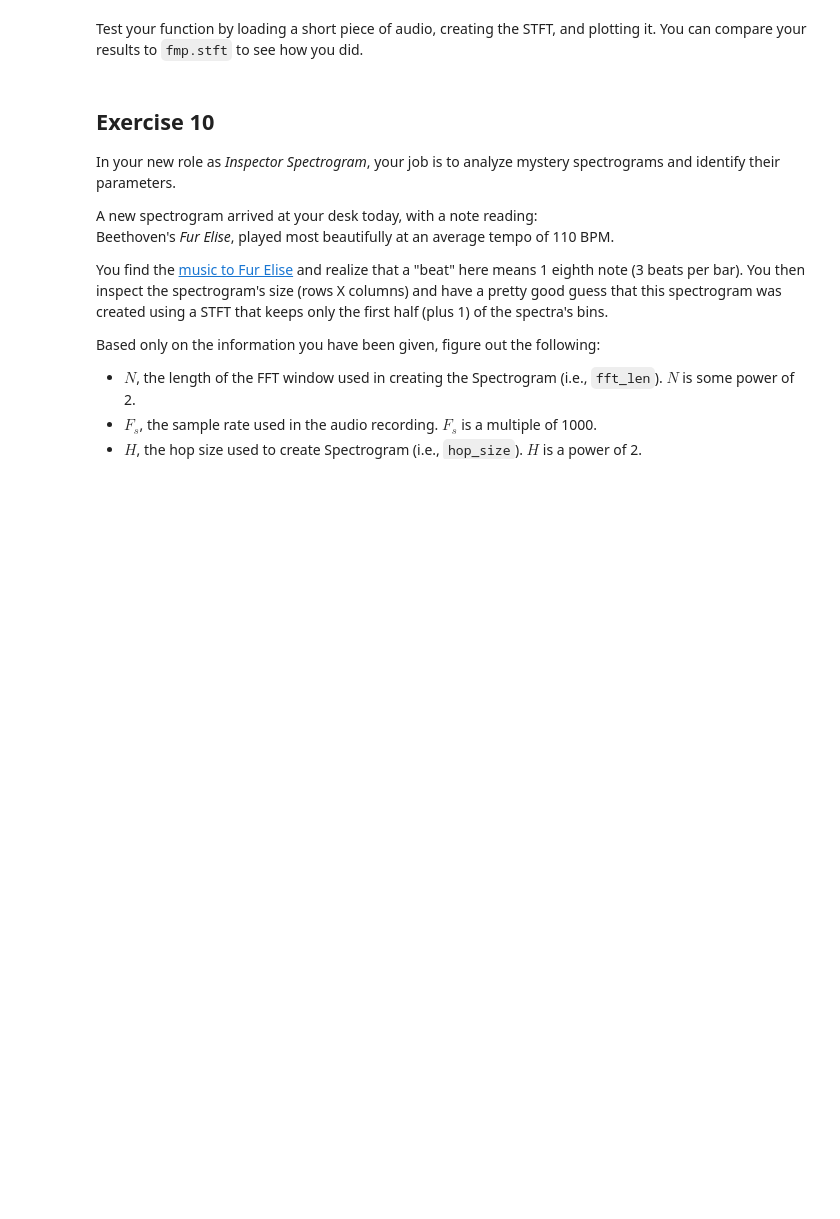
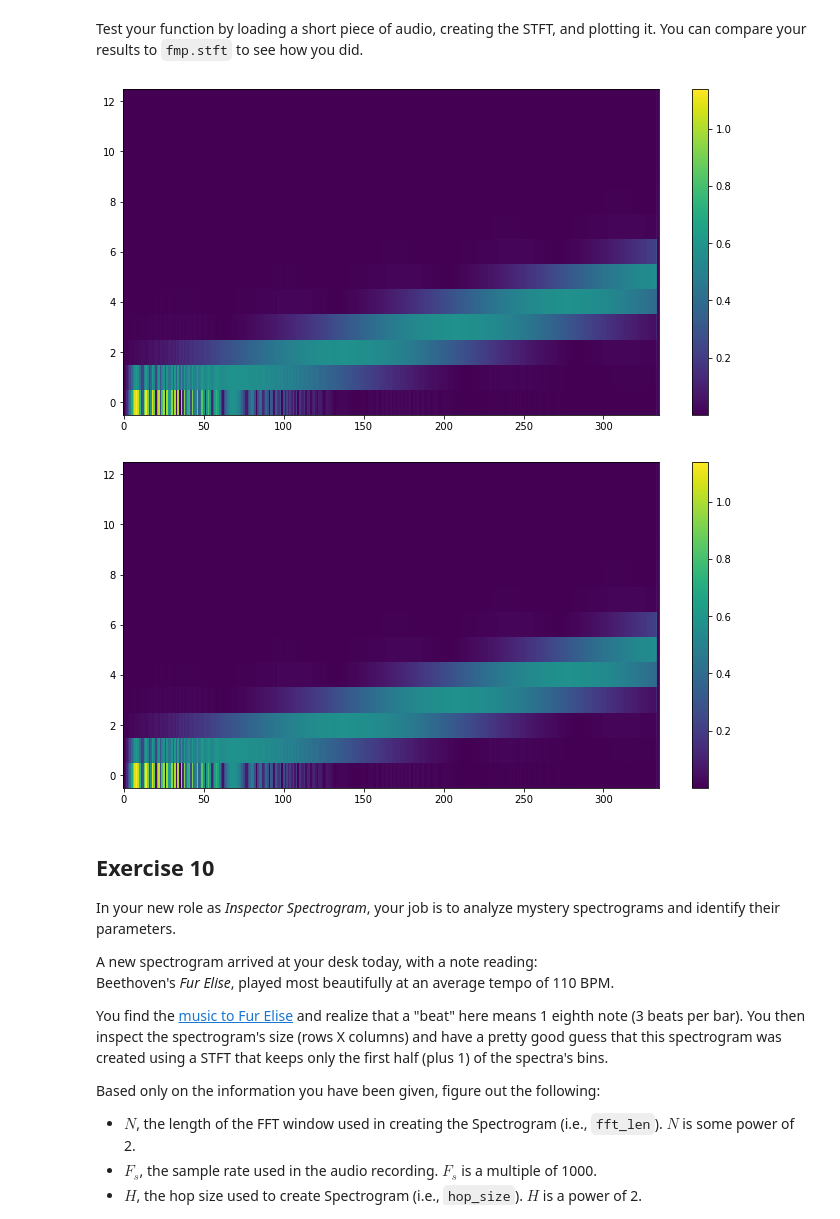
Before and after one commit to jmftrindade/digital_music_processing, a Jupyter notebook: 3_fourier/pset3.ipynb, the cells around one changed output. Drawn from its saved outputs; the diff is of its cells as text; code cells hidden in the pictures; blank space fills up the shorter version.

```diff
--- a/3_fourier/pset3.ipynb
+++ b/3_fourier/pset3.ipynb
@@ -414,5 +411,40 @@ def stft(x, fft_len, hop_size):
+# %%
+# zero-pad to the right
+def rpad(x, nzp):
+    return np.pad(x, [(0, nzp - len(x))], mode='constant')
+
+# zero-pad to the left
+def lpad(x, nzp):
+    return np.pad(x, [(nzp - len(x), 0)], mode='constant')
+
+def stft(x, fft_len, hop_size):
+    # padding for centered window:
+    x2 = lpad(x, len(x) + int(fft_len/2))
+    M = int(np.ceil(len(x2) / hop_size))
+    win = np.hanning(fft_len)
+    m = []
+    for i in range(M):
+        x_win = rpad(x2[i*hop_size:i*hop_size+fft_len],fft_len) * win
+        t_w = np.transpose([np.fft.rfft(x_win)])
+        m.append(t_w)
+    return np.hstack(m)
 # %% [markdown]
 Test your function by loading a short piece of audio, creating the STFT, and plotting it. You can compare your results to `fmp.stft` to see how you did.
+# %%
+N = 24
+H = 12
+st1 = stft(x7, N, H)
+st2 = fmp.stft(x7, N, H)
+
+plt.figure()
+plt.imshow(np.abs(st1), origin='lower', aspect='auto')
+plt.colorbar();
+plt.figure()
+plt.imshow(np.abs(st2), origin='lower', aspect='auto')
+plt.colorbar();
+# %% [output]
+[figure, added]
+[figure, added]
 # %% [markdown]
 ## Exercise 10
 
```
Also changed, not shown: parts of 2 cells of this notebook.
